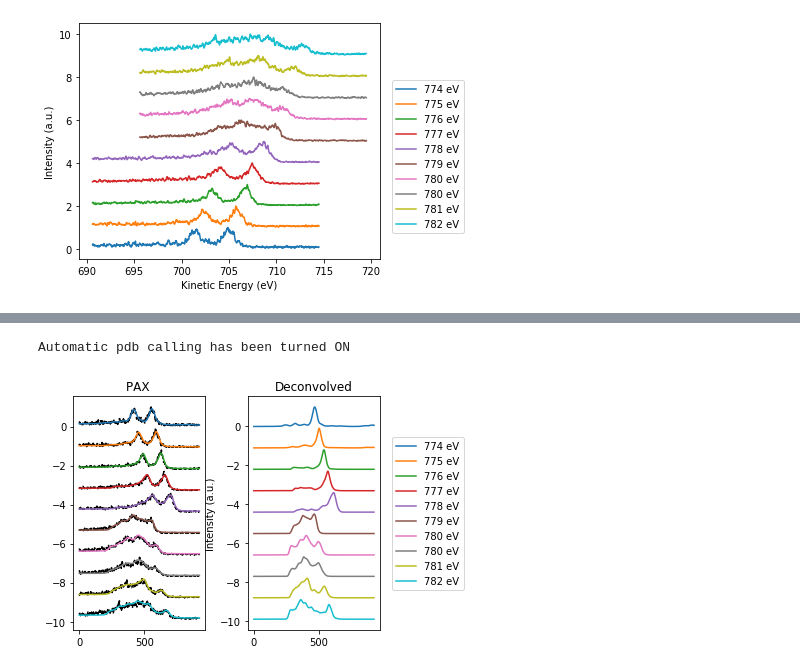
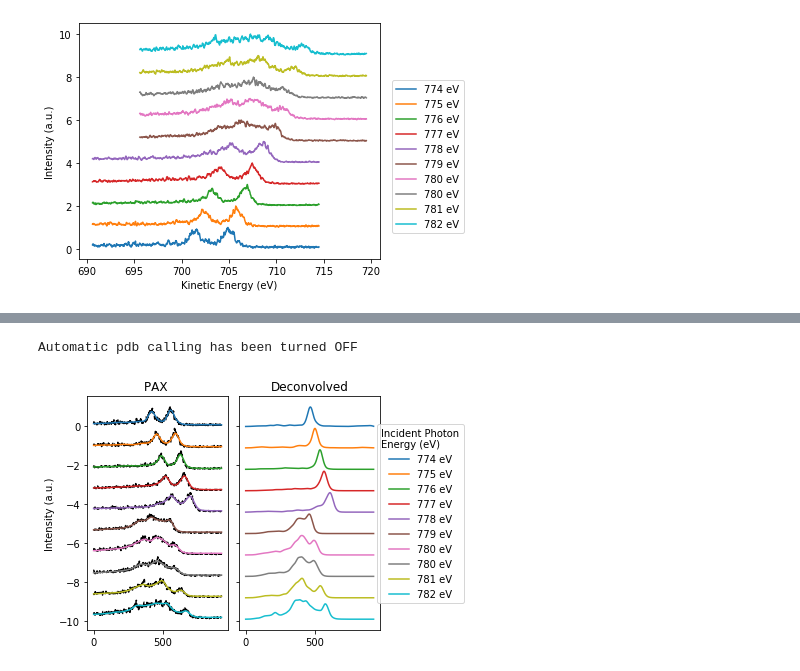
Before and after one commit to dhigley6/PAX2, a Jupyter notebook: notebooks/tutorial_on_lcls_data.ipynb, the cells around one changed output, grey strips where cells are left out. Saved outputs shown, nothing was run; the diff lists cells and outputs as text; code cells hidden in the pictures.

```diff
--- a/notebooks/tutorial_on_lcls_data.ipynb
+++ b/notebooks/tutorial_on_lcls_data.ipynb
@@ -36,0 +35,10 @@ plt.gcf().subplots_adjust(right=0.8)
+# %%
+# Estimate best regularization parameter from data
+deconvolver = deconvolvers.LRFisterGrid(
+    specs['psf']['x'],
+    specs['psf']['y']/np.sum(specs['psf']['y']),
+    specs['spectra'][ind]['x'],
+    cv_folds=2,
+)
+to_fit = np.array([specs['spectra'][6]['y'], specs['spectra'][7]['y']])
+_ = deconvolver.fit(to_fit)
@@ -42,7 +65,7 @@ for ind, spec in enumerate(specs['spectra']):
         specs['psf']['x'],
         specs['psf']['y']/np.sum(specs['psf']['y']),
         specs['spectra'][ind]['x'],
-        regularization_strength=0.02,
+        regularization_strength=0.1,
         iterations=1000
     )
     test0 = spec['y']
@@ -52,23 +75,23 @@ for ind, spec in enumerate(specs['spectra']):
 # %%
 %pdb
 # Make figure showing deconvolved results
-f, axs = plt.subplots(1, 2)
+f, axs = plt.subplots(1, 2, sharey=True)
 for ind, deconvolved_spec in enumerate(deconvolver_list):
     incident_photon_energy = specs['incident_photon_energy'][ind]
     label = ''.join([str(incident_photon_energy), ' eV'])
     norm = np.amax(deconvolver_list[ind].measured_y_)
     axs[0].plot(-1.1*ind+deconvolver_list[ind].measured_y_/norm, 'k--')
     axs[0].plot(-1.1*ind+deconvolver_list[ind].reconstruction_y_/norm, label=label)
     norm = np.amax(deconvolver_list[ind].deconvolved_y_)
     axs[1].plot(-1.1*ind+deconvolver_list[ind].deconvolved_y_/norm)
 axs[0].set_title('PAX ')
 axs[1].set_title('Deconvolved')
 
-plt.gcf().legend(loc=7)
+plt.gcf().legend(loc=7, title='Incident Photon\nEnergy (eV)')
 #plt.gca().set_xlabel('Kinetic Energy (eV)')
-plt.gca().set_ylabel('Intensity (a.u.)')
+axs[0].set_ylabel('Intensity (a.u.)')
 plt.gcf().tight_layout()
 plt.gcf().subplots_adjust(right=0.8)
 # %% [output]
-Automatic pdb calling has been turned ON
+Automatic pdb calling has been turned OFF
-[figure, old version]
+[figure, new version]
```
Also changed, not shown: parts of 3 cells of this notebook, 2 other files.
